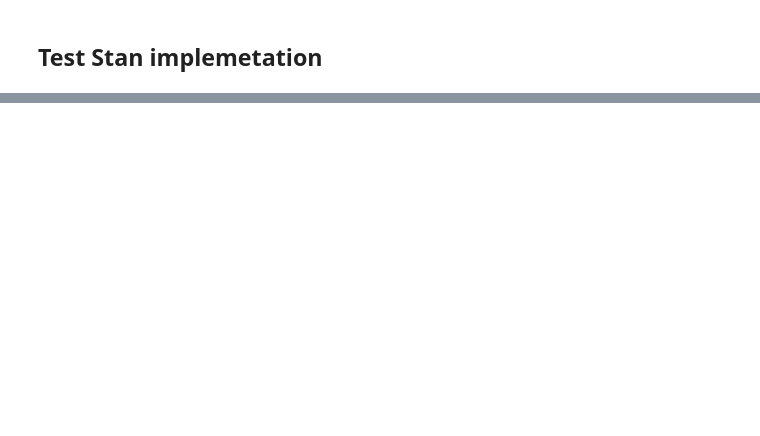
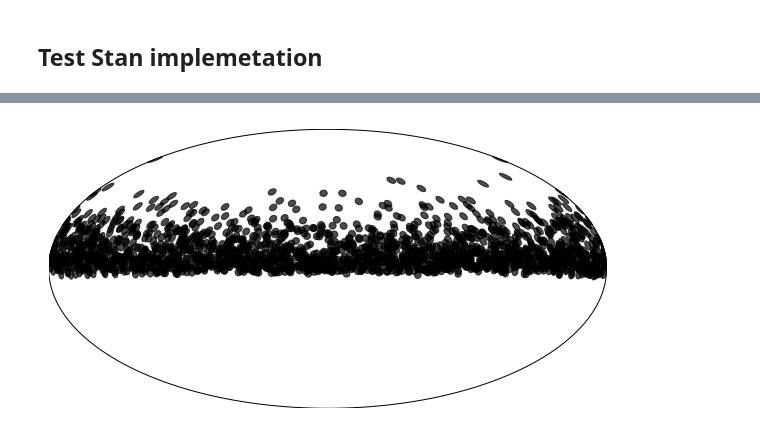
Before and after one commit to specktakel/hierarchical_nu, a Jupyter notebook: dev/statistical_model/4_tracks_and_cascades/mu_tracks_Aeff.ipynb, the cells around one changed output, grey strips where cells are left out. Cells and saved outputs as stored; diff of their text form; code cells hidden in the pictures; blank space fills up the shorter version.

```diff
--- a/dev/statistical_model/4_tracks_and_cascades/mu_tracks_Aeff.ipynb
+++ b/dev/statistical_model/4_tracks_and_cascades/mu_tracks_Aeff.ipynb
@@ -37,0 +66,39 @@ ax.set_zlim([-10, 3]);
+# %%
+sim_input = {}
+sim_input['N'] = 2000
+sim_input['log10E'] = 6.97
+sim_input['aeff_max'] = aeff_max
+
+# Spline
+sim_input['p'] = p
+sim_input['Lknots_x'] = len(xknots)
+sim_input['Lknots_y'] = len(yknots)
+sim_input['xknots'] = xknots
+sim_input['yknots'] = yknots
+sim_input['c'] = c
+# %%
+# Simulate
+simulation = sim.sampling(data=sim_input, iter=1, chains=1,
+                          algorithm="Fixed_param", seed=random_seed)
+# %%
+from fancy.interfaces.stan import Direction
+from fancy.plotting import AllSkyMap
+
+# Extract output
+event = simulation.extract(['direction'])['direction'][0]
+pdet = simulation.extract(['pdet'])['pdet'][0]
+zenith = simulation.extract(['zenith'])['zenith'][0]
+event = Direction(event)
+ra = event.d.icrs.ra.rad
+dec = event.d.icrs.dec.rad
+# %%
+from matplotlib.colors import LinearSegmentedColormap
+
+# Skymap
+fig, ax = plt.subplots()
+fig.set_size_inches((10, 8))
+skymap = AllSkyMap(projection = 'hammer', lon_0=0, lat_0=0);
+for r, d in zip(ra, dec):
+    skymap.tissot(np.rad2deg(r), np.rad2deg(d), 2, 30, color='k', alpha=0.7)
+# %% [output]
+[figure, added]
```
Also changed, not shown: parts of 13 cells of this notebook, 6 other files.
